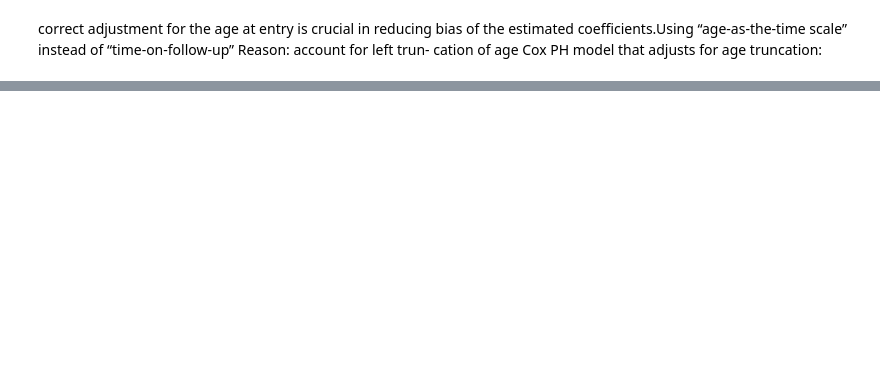
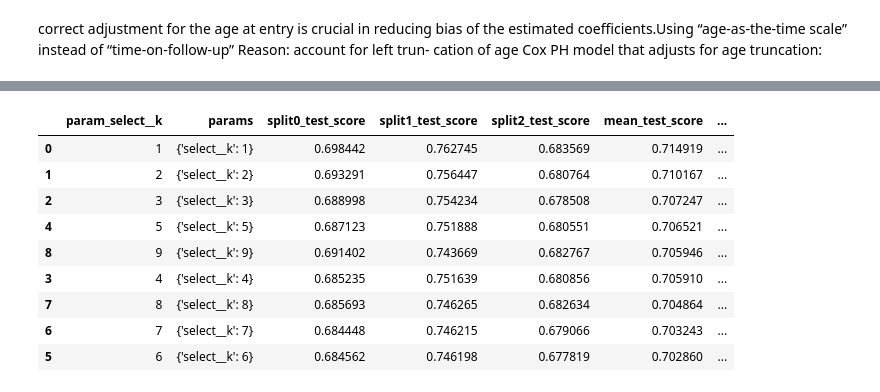
Before and after one commit to TristanFauvel/DreamHF, a Jupyter notebook: src/baseline.ipynb, the cells around one changed output, grey strips where cells are left out. Drawn from its saved outputs; the diff is of its cells as text; code cells hidden in the pictures; blank space fills up the shorter version.

```diff
--- a/src/baseline.ipynb
+++ b/src/baseline.ipynb
@@ -146,7 +98,5 @@ evaluate_model(base_model, X_train, X_test, y_train, y_test)
 # %% [markdown]
 ### Random forest survival model with all clinical covariates + microbiome data
-# %%
-readcounts_df_train, readcounts_df_test = remove_unique_columns(readcounts_df_train, readcounts_df_test)
 # %%
 df_train = pheno_df_train.join(readcounts_df_train)
 df_test = pheno_df_test.join(readcounts_df_test)
@@ -190,0 +246,15 @@ ModuleNotFoundError: No module named 'rpy2'
+# %%
+import numpy as np
+
+def fit_and_score_features(X, y):
+    n_features = X.shape[1]
+    scores = np.empty(n_features)
+    m = CoxPHSurvivalAnalysis()
+    for j in range(n_features):
+        Xj = X[:, j:j+1]
+        m.fit(Xj, y)
+        scores[j] = m.score(Xj, y)
+    return scores
+
+scores = fit_and_score_features(X_train.to_numpy(), y_train)
+pd.Series(scores, index=X_train.columns).sort_values(ascending=False)
@@ -190,0 +273,27 @@ ModuleNotFoundError: No module named 'rpy2'
+# %%
+from sklearn.feature_selection import SelectKBest
+from sklearn.pipeline import Pipeline
+
+pipe = Pipeline([('select', SelectKBest(fit_and_score_features, k=3)),
+                 ('model', CoxPHSurvivalAnalysis())])
+# %%
+from sklearn.model_selection import GridSearchCV, KFold
+
+param_grid = {'select__k': np.arange(1, X_train.shape[1] + 1)}
+cv = KFold(n_splits=3, random_state=1, shuffle=True)
+gcv = GridSearchCV(pipe, param_grid, return_train_score=True, cv=cv)
+gcv.fit(X_train, y_train)
+
+results = pd.DataFrame(gcv.cv_results_).sort_values(by='mean_test_score', ascending=False)
+results.loc[:, ~results.columns.str.endswith("_time")]
+# %% [output]
+|  | param_select__k | params | split0_test_score | split1_test_score | split2_test_score | mean_test_score | ... |
+| 0 | 1 | {'select__k': 1} | 0.698442 | 0.762745 | 0.683569 | 0.714919 | ... |
+| 1 | 2 | {'select__k': 2} | 0.693291 | 0.756447 | 0.680764 | 0.710167 | ... |
+| 2 | 3 | {'select__k': 3} | 0.688998 | 0.754234 | 0.678508 | 0.707247 | ... |
+| 4 | 5 | {'select__k': 5} | 0.687123 | 0.751888 | 0.680551 | 0.706521 | ... |
+| 8 | 9 | {'select__k': 9} | 0.691402 | 0.743669 | 0.682767 | 0.705946 | ... |
+| 3 | 4 | {'select__k': 4} | 0.685235 | 0.751639 | 0.680856 | 0.705910 | ... |
+| 7 | 8 | {'select__k': 8} | 0.685693 | 0.746265 | 0.682634 | 0.704864 | ... |
+| 6 | 7 | {'select__k': 7} | 0.684448 | 0.746215 | 0.679066 | 0.703243 | ... |
+| 5 | 6 | {'select__k': 6} | 0.684562 | 0.746198 | 0.677819 | 0.702860 | ... |
```
Also changed, not shown: parts of 29 cells of this notebook, 13 other files.
